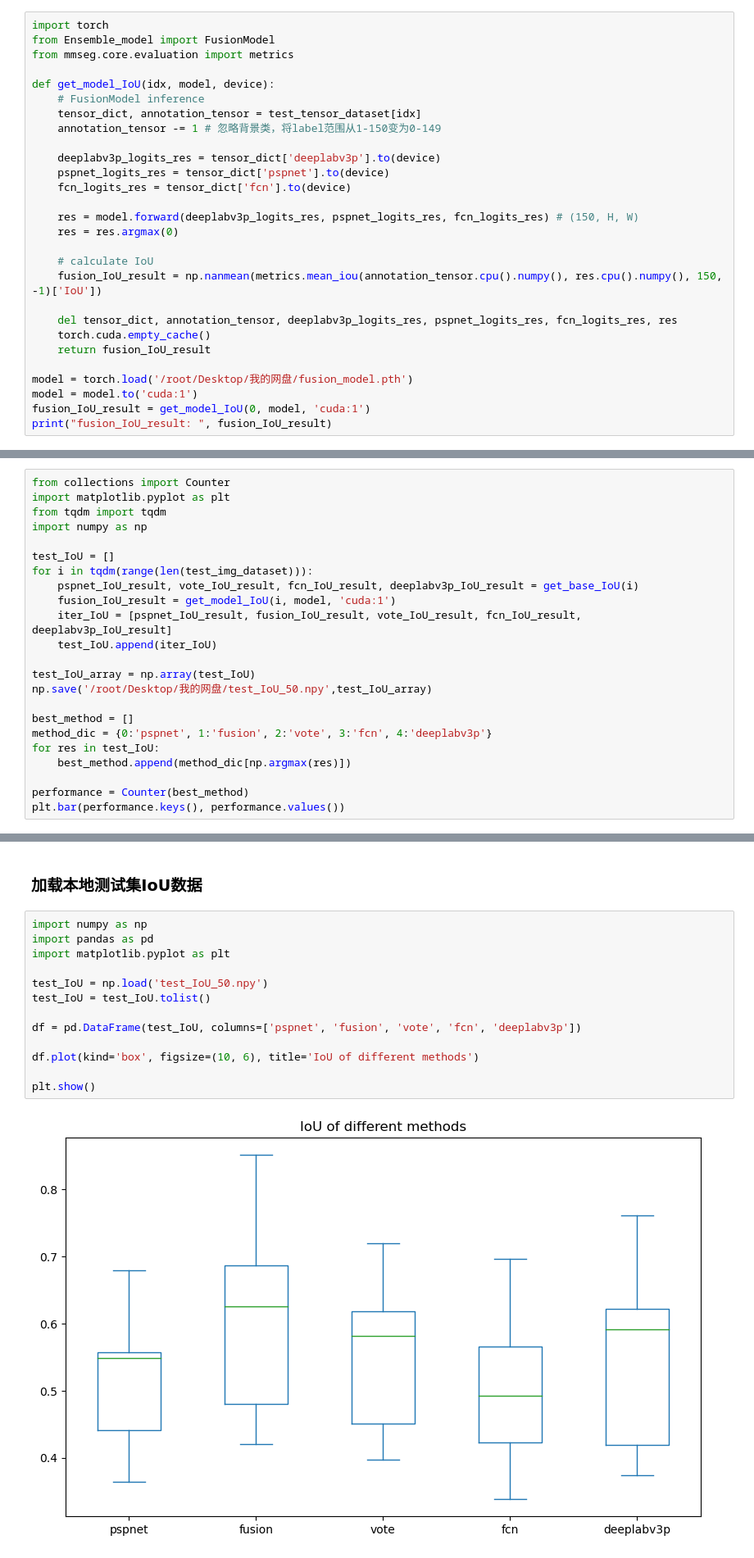
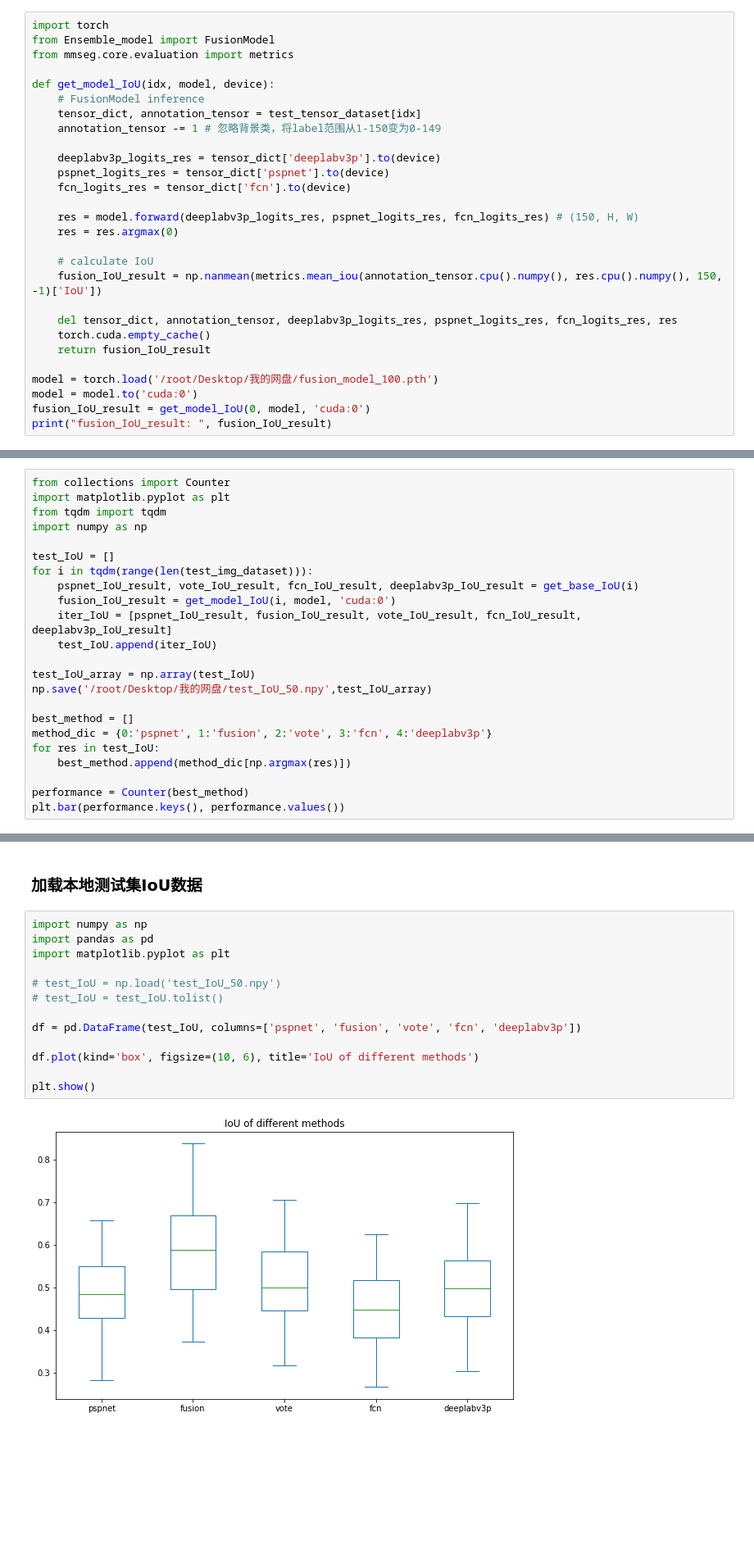
Before and after one commit to AlexwellChen/EnSeg, a Jupyter notebook: Performance_analyse.ipynb, the cells around one changed output, grey strips where cells are left out. Shown at 82% size. Saved outputs shown, nothing was run; the diff lists cells and outputs as text; blank space fills up the shorter version.

```diff
--- a/Performance_analyse.ipynb
+++ b/Performance_analyse.ipynb
@@ -151,8 +151,8 @@ def get_model_IoU(idx, model, device):
     torch.cuda.empty_cache()
     return fusion_IoU_result
 
-model = torch.load('/root/Desktop/我的网盘/fusion_model.pth')
-model = model.to('cuda:1')
-fusion_IoU_result = get_model_IoU(0, model, 'cuda:1')
+model = torch.load('/root/Desktop/我的网盘/fusion_model_100.pth')
+model = model.to('cuda:0')
+fusion_IoU_result = get_model_IoU(0, model, 'cuda:0')
 print("fusion_IoU_result: ", fusion_IoU_result)
 # %% [output]
@@ -168,7 +168,7 @@ import numpy as np
 test_IoU = []
 for i in tqdm(range(len(test_img_dataset))):
     pspnet_IoU_result, vote_IoU_result, fcn_IoU_result, deeplabv3p_IoU_result = get_base_IoU(i)
-    fusion_IoU_result = get_model_IoU(i, model, 'cuda:1')
+    fusion_IoU_result = get_model_IoU(i, model, 'cuda:0')
     iter_IoU = [pspnet_IoU_result, fusion_IoU_result, vote_IoU_result, fcn_IoU_result, deeplabv3p_IoU_result]
     test_IoU.append(iter_IoU)
 
@@ -191,18 +191,18 @@ plt.bar(performance.keys(), performance.values())
 # %%
 import numpy as np
 import pandas as pd
 import matplotlib.pyplot as plt
 
-test_IoU = np.load('test_IoU_50.npy')
-test_IoU = test_IoU.tolist()
+# test_IoU = np.load('test_IoU_50.npy')
+# test_IoU = test_IoU.tolist()
 
 df = pd.DataFrame(test_IoU, columns=['pspnet', 'fusion', 'vote', 'fcn', 'deeplabv3p'])
 
 df.plot(kind='box', figsize=(10, 6), title='IoU of different methods')
 
 plt.show()
 # %% [output]
-[figure, old version]
+[figure, new version]
 # %% [markdown]
 ### FusionModel 权重可视化
 # %%
```
Also changed, not shown: parts of 6 cells of this notebook, 5 other files.
